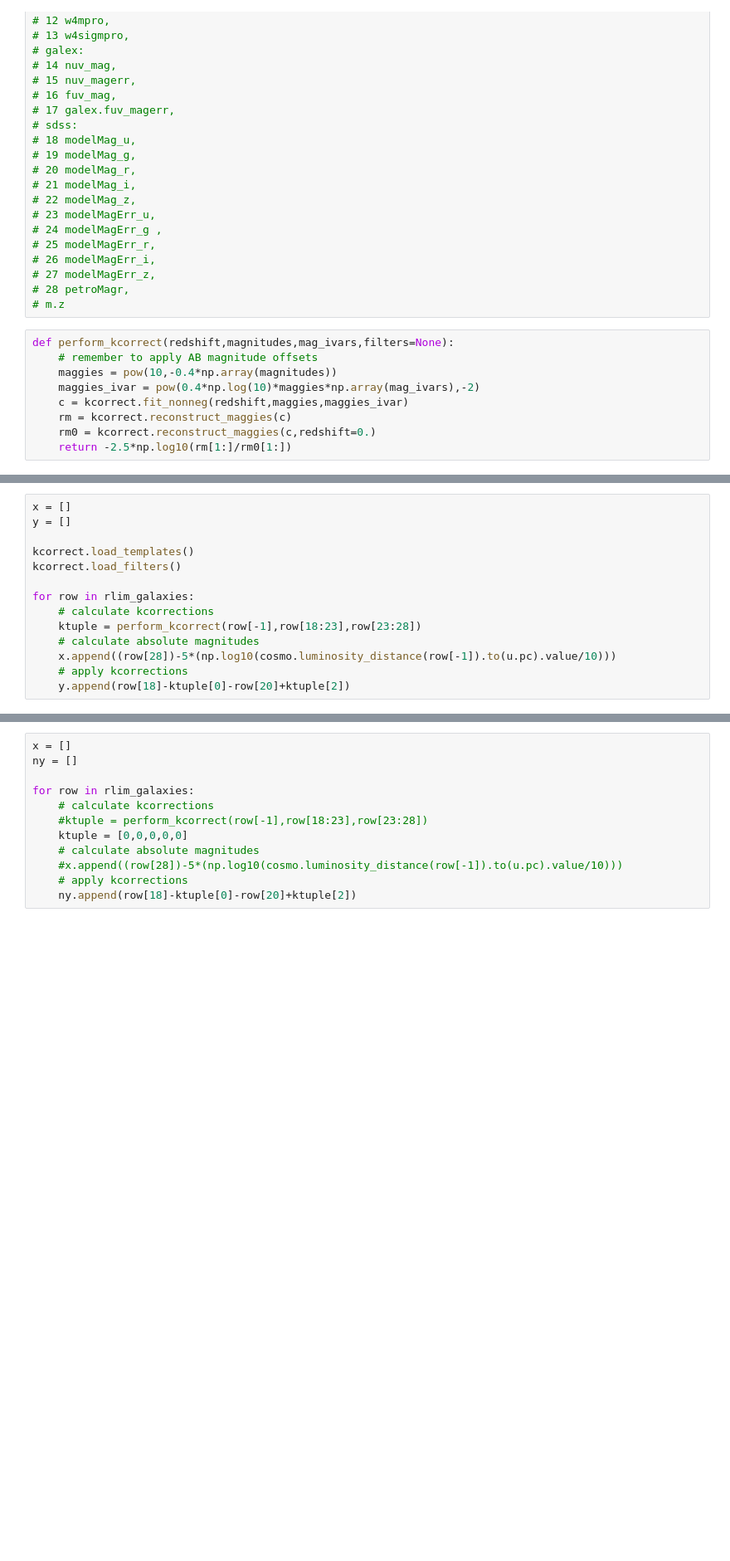
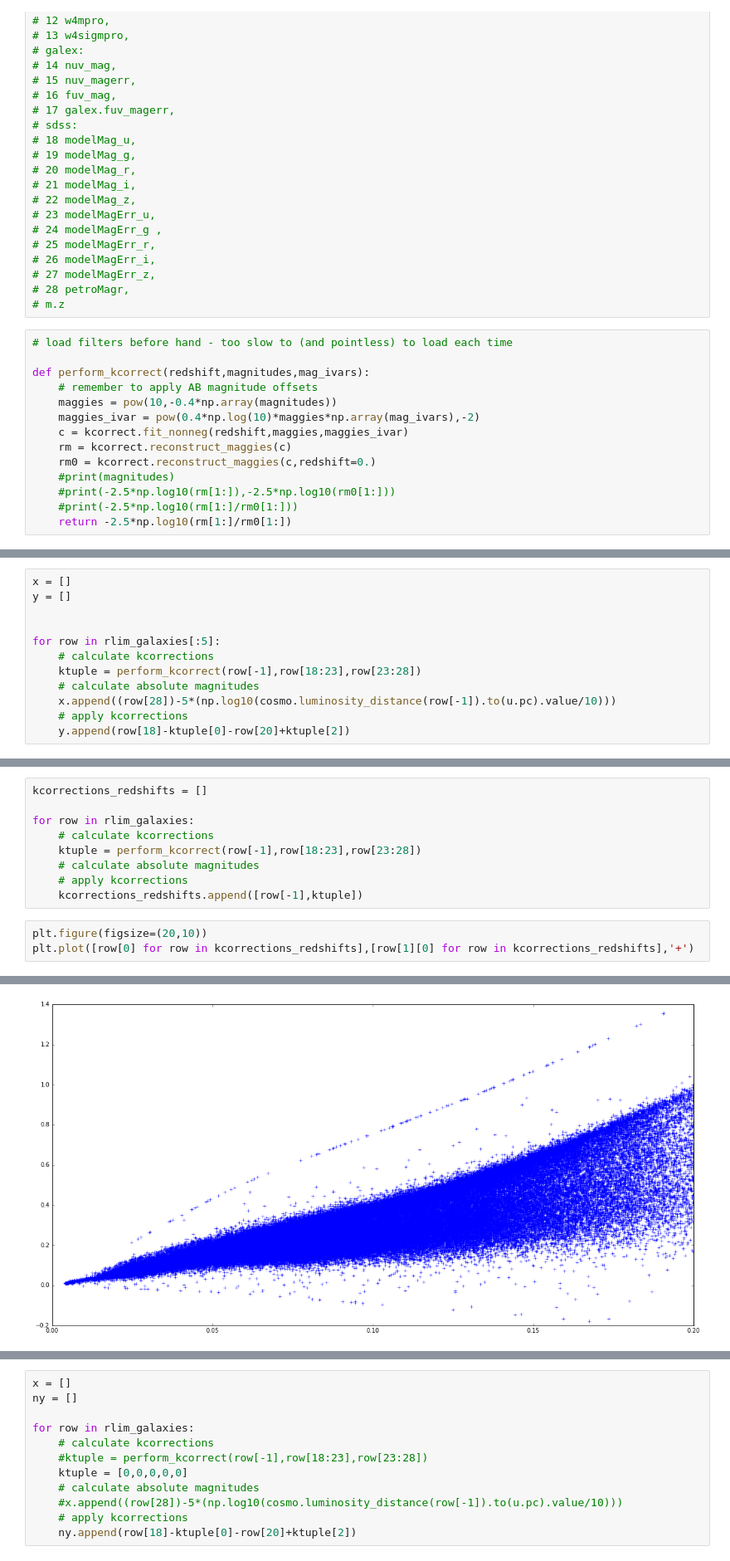
Before and after one commit to calumhrmurray/MPhysProject, a Jupyter notebook: analysis/colours_calibration/looking_at_kcorrections.ipynb, the cells around one changed output, grey strips where cells are left out. Shown at 83% size. Saved outputs shown, nothing was run; the diff lists cells and outputs as text; blank space fills up the shorter version.

```diff
--- a/analysis/colours_calibration/looking_at_kcorrections.ipynb
+++ b/analysis/colours_calibration/looking_at_kcorrections.ipynb
@@ -47,13 +47,18 @@ cosmo = FlatLambdaCDM(H0=70 * u.km / u.s / u.Mpc, Om0=0.3)
 # 28 petroMagr,
 # m.z
 # %%
-def perform_kcorrect(redshift,magnitudes,mag_ivars,filters=None):
+# load filters before hand - too slow to (and pointless) to load each time
+
+def perform_kcorrect(redshift,magnitudes,mag_ivars):
     # remember to apply AB magnitude offsets
     maggies = pow(10,-0.4*np.array(magnitudes))
     maggies_ivar = pow(0.4*np.log(10)*maggies*np.array(mag_ivars),-2)
     c = kcorrect.fit_nonneg(redshift,maggies,maggies_ivar)
     rm = kcorrect.reconstruct_maggies(c)
     rm0 = kcorrect.reconstruct_maggies(c,redshift=0.)
+    #print(magnitudes)
+    #print(-2.5*np.log10(rm[1:]),-2.5*np.log10(rm0[1:]))
+    #print(-2.5*np.log10(rm[1:]/rm0[1:]))
     return -2.5*np.log10(rm[1:]/rm0[1:])
 # %%
 galaxies = np.load('/home/calum/Documents/Mphys_data/mgs_multiwavelength/first_all_colours.npy')
@@ -68,10 +76,8 @@ print(rlim_galaxies.shape)
 x = []
 y = []
 
-kcorrect.load_templates()
-kcorrect.load_filters()
 
-for row in rlim_galaxies:
+for row in rlim_galaxies[:5]:
     # calculate kcorrections
     ktuple = perform_kcorrect(row[-1],row[18:23],row[23:28])
     # calculate absolute magnitudes
@@ -80,0 +103,13 @@ for row in rlim_galaxies:
+# %%
+kcorrections_redshifts = []
+
+for row in rlim_galaxies:
+    # calculate kcorrections
+    ktuple = perform_kcorrect(row[-1],row[18:23],row[23:28])
+    # calculate absolute magnitudes
+    # apply kcorrections
+    kcorrections_redshifts.append([row[-1],ktuple])
+# %%
+plt.figure(figsize=(20,10))
+plt.plot([row[0] for row in kcorrections_redshifts],[row[1][0] for row in kcorrections_redshifts],'+')
+# %% [output]
@@ -80,0 +117 @@ for row in rlim_galaxies:
+[figure, added]
```
Also changed, not shown: parts of 10 cells of this notebook, 3 other files.
